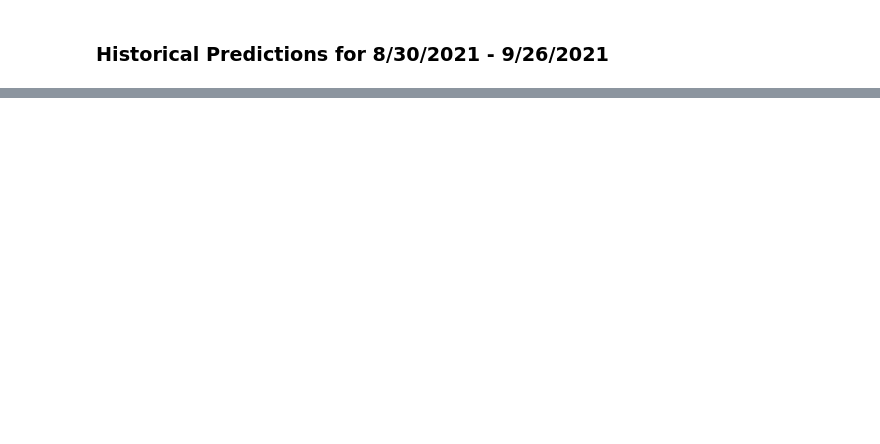
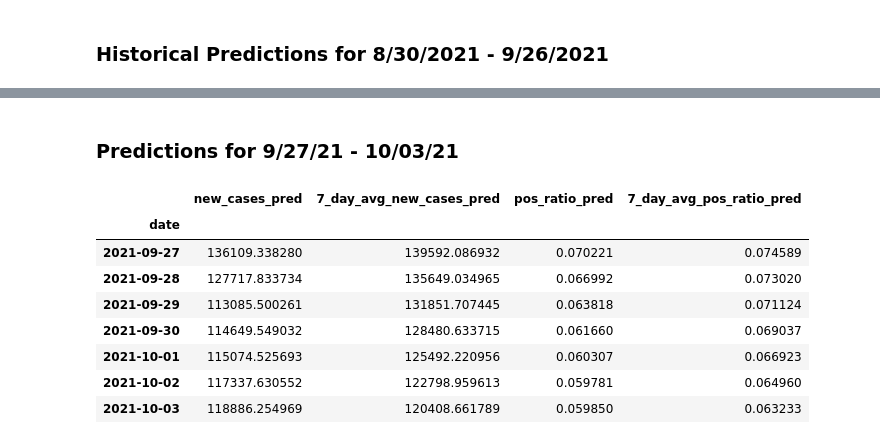
Before and after one commit to Purdue-IEEE-EMBS/BHI-23-PHInformatics, a Jupyter notebook: src/PHI.ipynb, the cells around one changed output, grey strips where cells are left out. Cells and saved outputs as stored; diff of their text form; code cells hidden in the pictures; blank space fills up the shorter version.

```diff
--- a/src/PHI.ipynb
+++ b/src/PHI.ipynb
@@ -320,0 +346,39 @@ Train RSME: 0.002351311793914041, Train MAE: 0.0014712642188333396, Test RSME: 0
+# %% [markdown]
+### Predictions for 9/27/21 - 10/03/21
+# %%
+preds = pd.DataFrame()
+preds["date"] = pd.date_range("2021-09-27", "2021-10-03")
+preds = preds.set_index("date")
+
+for result in [(nc_results, "new_cases"), (pr_results, "pos_ratio")]:
+  metrics, name = result
+  y_train_pred, y_train_real, y_test_pred, y_test_real, train_rsme, train_mae, test_rsme, test_mae = metrics
+
+  preds[f"{name}_pred"] = y_test_pred
+
+  sev_avg_pred = np.zeros(len(y_test_pred))
+  sev_avg_real = np.zeros(len(y_test_real))
+
+  for i in range(len(y_test_pred)):
+    sev_avg_pred[i] = (y_train_pred[len(y_train_pred) - len(y_test_pred) + i + 1:].sum() + y_test_pred[:i + 1].sum()) / len(y_test_pred)
+    sev_avg_real[i] = (y_train_real[len(y_train_real) - len(y_test_real) + i + 1:].sum() + y_test_real[:i + 1].sum()) / len(y_test_real)
+
+  preds[f"7_day_avg_{name}_pred"] = sev_avg_pred
+  # preds[f"7_day_avg_{name}_real"] = sev_avg_real
+
+  # preds[f"7_day_avg_{name}_ae"] = preds[f"7_day_avg_{name}_pred"] - preds[f"7_day_avg_{name}_real"]
+
+  # print(preds[f"7_day_avg_{name}_ae"].mean())
+
+preds.to_csv("results.csv")
+preds
+# %% [output]
+|  | new_cases_pred | 7_day_avg_new_cases_pred | pos_ratio_pred | 7_day_avg_pos_ratio_pred |
+| date |  |  |  |  |
+| 2021-09-27 | 136109.338280 | 139592.086932 | 0.070221 | 0.074589 |
+| 2021-09-28 | 127717.833734 | 135649.034965 | 0.066992 | 0.073020 |
+| 2021-09-29 | 113085.500261 | 131851.707445 | 0.063818 | 0.071124 |
+| 2021-09-30 | 114649.549032 | 128480.633715 | 0.061660 | 0.069037 |
+| 2021-10-01 | 115074.525693 | 125492.220956 | 0.060307 | 0.066923 |
+| 2021-10-02 | 117337.630552 | 122798.959613 | 0.059781 | 0.064960 |
+| 2021-10-03 | 118886.254969 | 120408.661789 | 0.059850 | 0.063233 |
```
Also changed, not shown: parts of 5 cells of this notebook, 1 other file.
